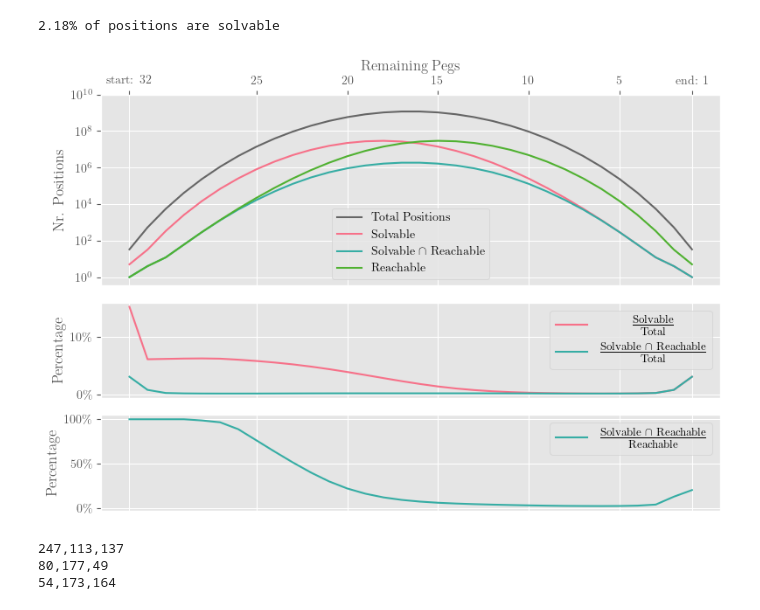
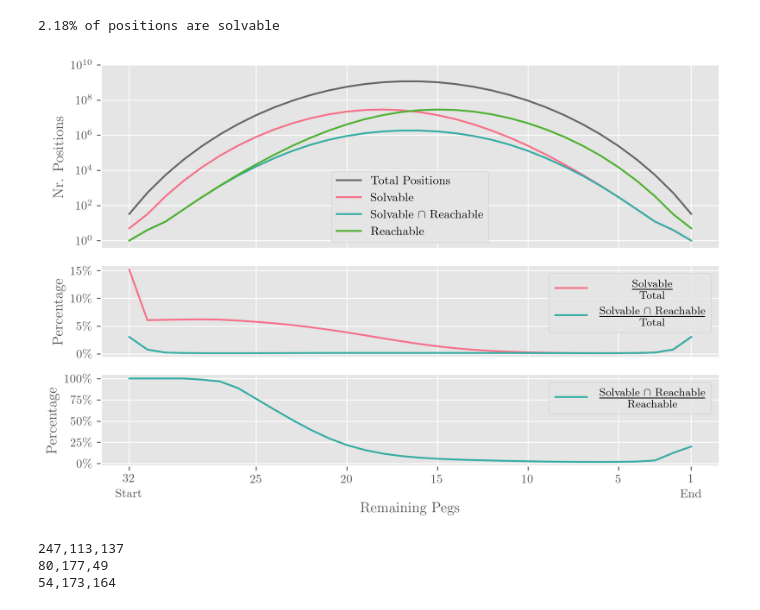
Before and after one commit to Pascal-So/peg-solitaire, a Jupyter notebook: evaluation/state_space.ipynb, the cells around one changed output. Cells and saved outputs as stored; diff of their text form; code cells hidden in the pictures.

```diff
--- a/evaluation/state_space.ipynb
+++ b/evaluation/state_space.ipynb
@@ -40,43 +40,50 @@ ax.plot(pegs, df["positions"], color="#666", label="Total Positions")
 ax.plot(pegs, df["solvable_at"], color=col_solvable, label="Solvable")
 ax.plot(pegs, df["via_solvable_at"], color=col_both, label=r"Solvable $\cap$ Reachable")
 ax.plot(pegs, df["reachable"], color=col_reachable, label="Reachable")
-ax.xaxis.tick_top()
-ax.xaxis.set_label_position('top')
-ax.set_xlabel("Remaining Pegs")
+# ax.xaxis.tick_top()
+# ax.xaxis.set_label_position('top')
+ax.tick_params(axis='x', which='both', bottom=False, labelbottom=False)
+
 ax.set_ylabel("Nr. Positions")
 
 ax.invert_xaxis()
 ax.set_yscale("log")
 ax.legend()
 
 ax.set_xticks([1, 5, 10, 15, 20, 25, 32])
-ax.set_xticklabels(["end: 1", "5", "10", "15", "20", "25", "start: 32"])
+ax.set_xticklabels([r"\begin{center}1\\End\end{center}", "5", "10", "15", "20", "25", r"\begin{center}32\\Start\end{center}"])
+# set ha="center" on the xaxis ticks
+
 ax.set_yticks([1, 10**2, 10**4, 10**6, 10**8, 10**10])
 
 ax = plt.subplot(gs[1], sharex=ax)
 ax.tick_params(axis='x', which='both', bottom=False, labelbottom=False)
 
 ax.plot(pegs, df["solvable_at"] / df["positions"] * 100, color=col_solvable, label=r"$\Huge\frac{\mathrm{Solvable}}{\mathrm{Total}}$")
 ax.plot(pegs, df["via_solvable_at"] / df["positions"] * 100, color=col_both, label=r"$\frac{\mathrm{Solvable} \,\, \cap \,\, \mathrm{Reachable}}{\mathrm{Total}}$")
 ax.set_ylabel("Percentage")
+ax.set_yticks([0, 5, 10, 15])
 ax.yaxis.set_major_formatter(plt.FuncFormatter(lambda x, pos: fr"{x:.0f}\%"))
 legend = ax.legend(fontsize=13)
-legend.get_texts()[0].set_position((37, 0))
+legend.get_texts()[0].set_position((112, 0))
 
 
 ax = plt.subplot(gs[2], sharex=ax)
-ax.tick_params(axis='x', which='both', bottom=False, labelbottom=False)
 
 ax.plot(pegs, df["via_solvable_at"] / df["reachable"] * 100, color=col_both, label=r"$\frac{\mathrm{Solvable} \,\, \cap \,\, \mathrm{Reachable}}{\mathrm{Reachable}}$")
 ax.yaxis.set_major_formatter(plt.FuncFormatter(lambda x, pos: fr"{x:.0f}\%"))
+ax.set_yticks([0, 25, 50, 75, 100])
 ax.set_ylabel("Percentage")
+ax.set_xlabel("Remaining Pegs")
+
+
 ax.legend(fontsize=13)
 
 plt.gcf().set_size_inches(8, 5.5)
 
 plt.tight_layout()
 # %% [output]
-[figure, old version]
+[figure, new version]
 # %%
 for c in (col_solvable , col_reachable , col_both):
     print(f"{c[0]*255:.0f},{c[1]*255:.0f},{c[2]*255:.0f}")
```
Also changed, not shown: 5 other files.
